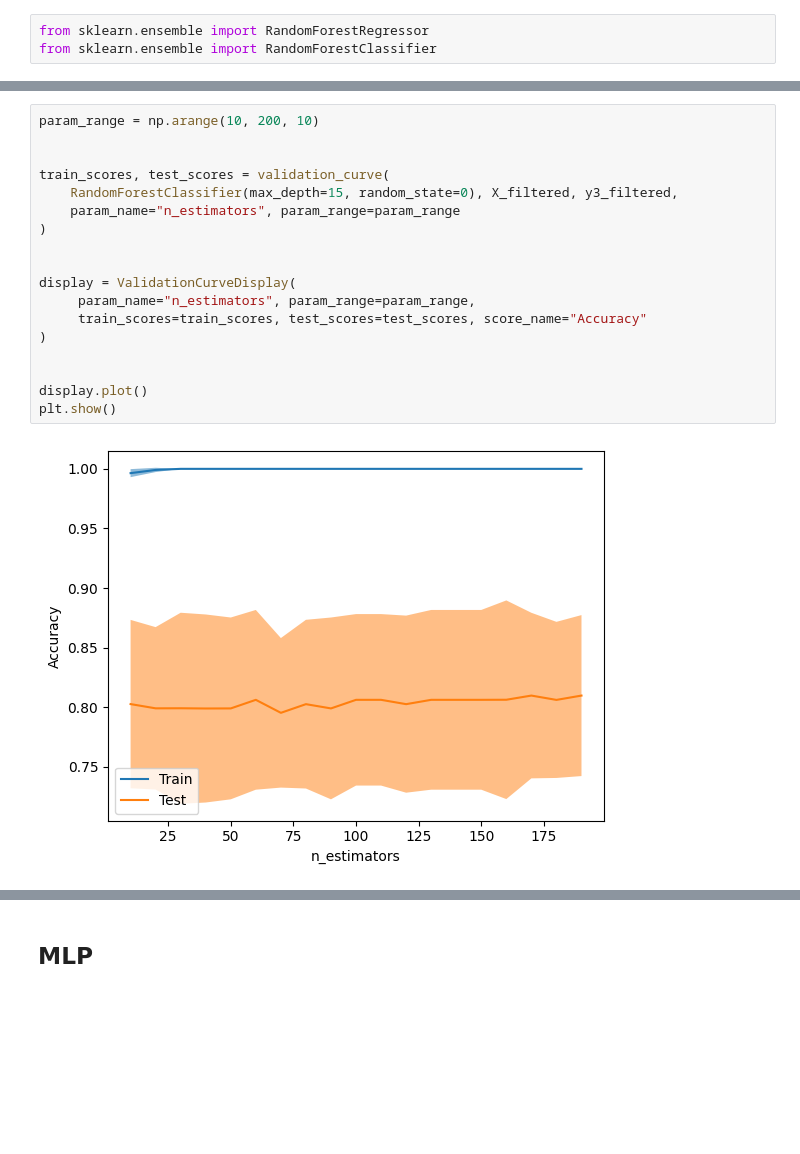
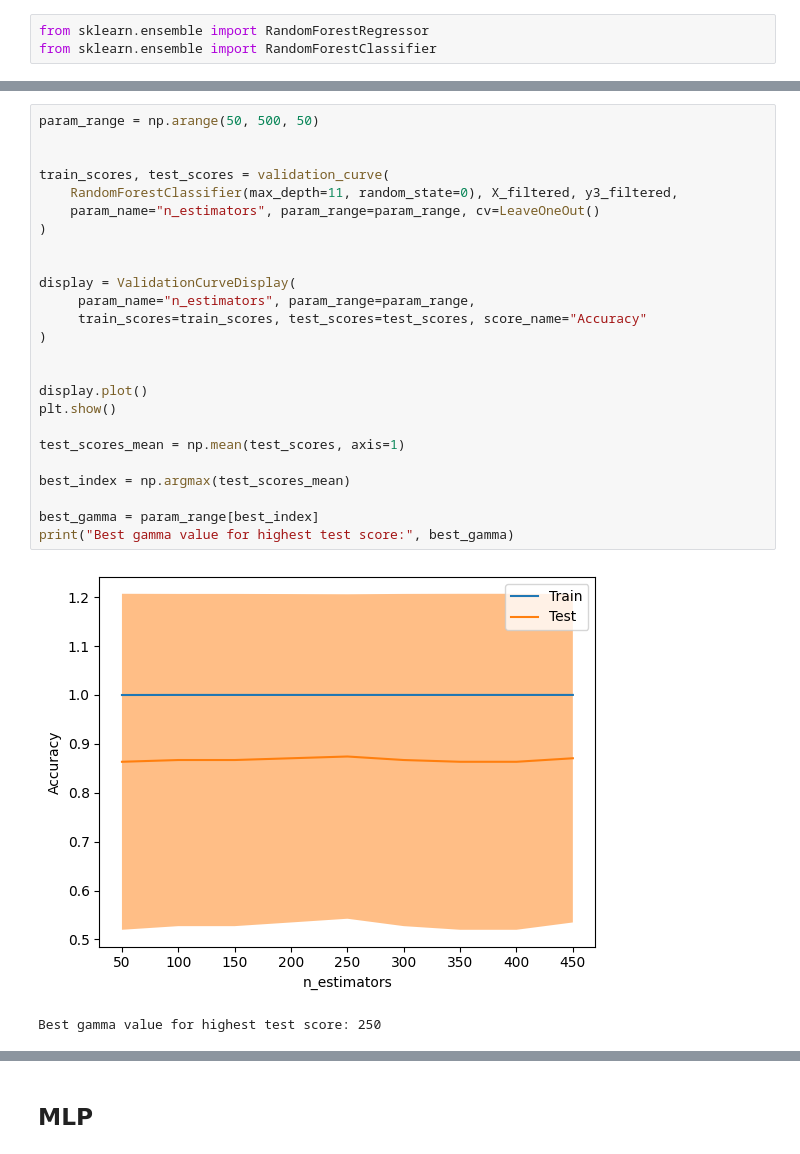
Before and after one commit to hoyyul/SoundEEG_CrossModalKnowledgeDistillation, a Jupyter notebook: psg_questionnaire.ipynb, the cells around one changed output, grey strips where cells are left out. Saved outputs shown, nothing was run; the diff lists cells and outputs as text; blank space fills up the shorter version.

```diff
--- a/psg_questionnaire.ipynb
+++ b/psg_questionnaire.ipynb
@@ -482,22 +607,30 @@ plt.show()
 # %%
-param_range = np.arange(10, 200, 10)
+param_range = np.arange(50, 500, 50)
 
 
 train_scores, test_scores = validation_curve(
-    RandomForestClassifier(max_depth=15, random_state=0), X_filtered, y3_filtered,
-    param_name="n_estimators", param_range=param_range
+    RandomForestClassifier(max_depth=11, random_state=0), X_filtered, y3_filtered,
+    param_name="n_estimators", param_range=param_range, cv=LeaveOneOut()
 )
 
 
 display = ValidationCurveDisplay(
      param_name="n_estimators", param_range=param_range,
      train_scores=train_scores, test_scores=test_scores, score_name="Accuracy"
 )
 
 
 display.plot()
 plt.show()
+
+test_scores_mean = np.mean(test_scores, axis=1)
+
+best_index = np.argmax(test_scores_mean)
+
+best_gamma = param_range[best_index]
+print("Best gamma value for highest test score:", best_gamma)
 # %% [output]
-[figure, old version]
+[figure, new version]
+Best gamma value for highest test score: 250
 # %%
 loo = LeaveOneOut()
```
Also changed, not shown: parts of 67 cells of this notebook.
